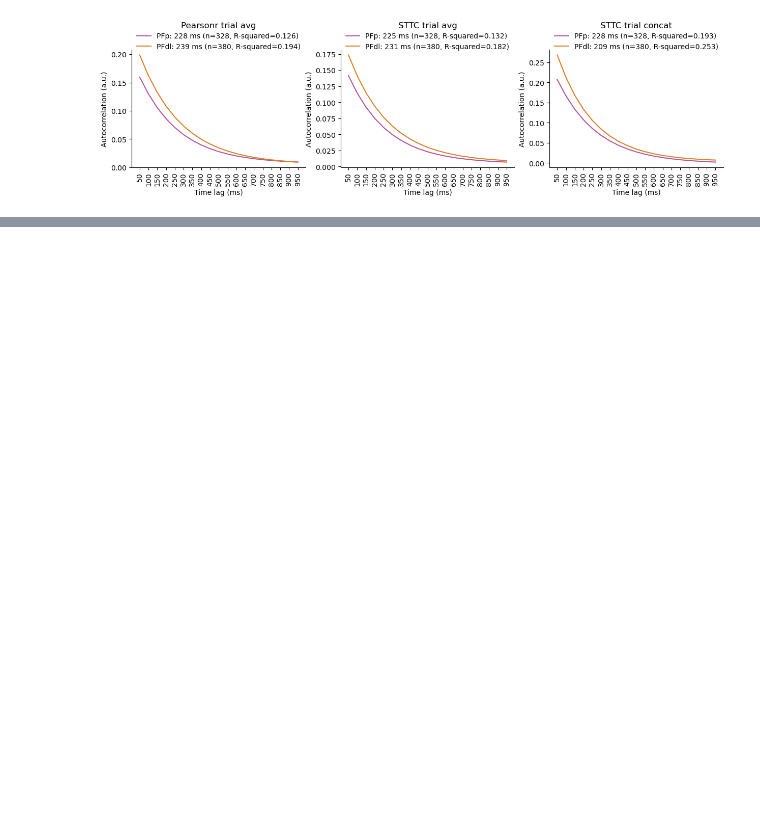
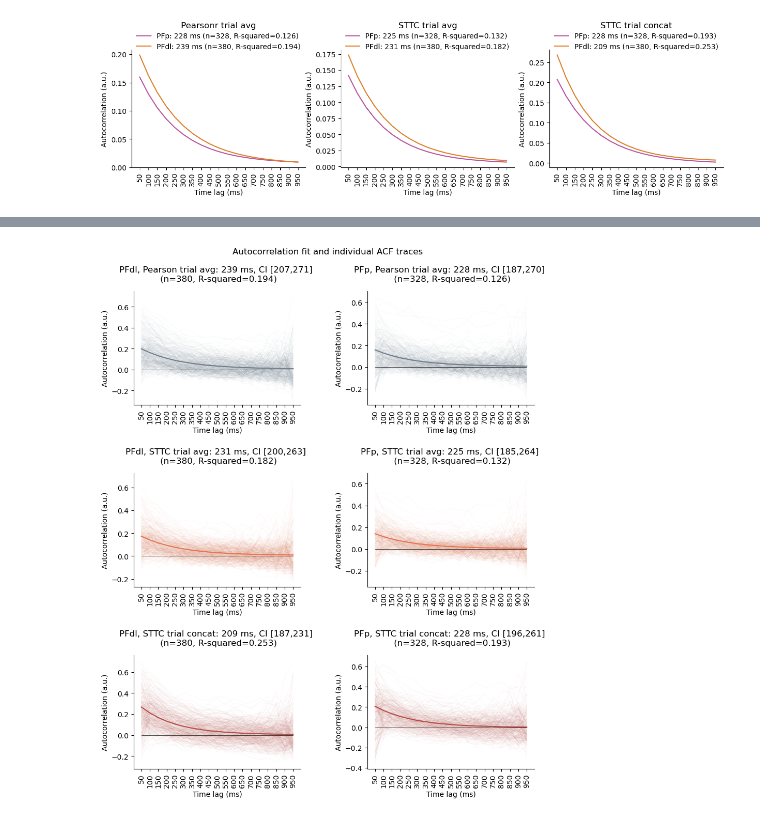
Before and after one commit to iinnpp/isttc, a Jupyter notebook: notebooks/monkey/paper_reproduce_fig2.ipynb, the cells around one changed output, grey strips where cells are left out. Drawn from its saved outputs; the diff is of its cells as text; code cells hidden in the pictures; blank space fills up the shorter version.

Commit message:
monkey sync

```diff
--- a/notebooks/monkey/paper_reproduce_fig2.ipynb
+++ b/notebooks/monkey/paper_reproduce_fig2.ipynb
@@ -591,0 +691,85 @@ if save_fig:
+# %%
+fig, axes = plt.subplots(3,2, figsize=(10,12), sharey=False)
+plt.subplots_adjust(hspace=0.6, wspace=0.4)
+
+t = np.linspace(1, n_lags-1, n_lags-1).astype(int)
+t_labels = np.linspace(50, 950, n_lags-1).astype(int)
+
+# PFdl
+# Pearsonr trial avg
+pfdl_label = f"Pearson trial avg: {int(population_level_dict_2d['pearsonr_trial_avg_pfdl']['tau_ms'])} ms, CI [{int(
+    population_level_dict_2d['pearsonr_trial_avg_pfdl']['tau_lower_ms'])},{int(
+    population_level_dict_2d['pearsonr_trial_avg_pfdl']['tau_upper_ms'])}] \n (n={len(
+    pfdl_acf_average_trial_pearsonr_subset_df)}, R-squared={np.round(population_level_dict_2d['pearsonr_trial_avg_pfdl']['fit_r_squared'], 3)})"
+axes[0,0].plot(t, func_single_exp_monkey(t, *population_level_dict_2d['pearsonr_trial_avg_pfdl']['popt']), color=color_pearson_trail_avg, label=pfdl_label)
+for ii in range(pfdl_acf_2d.shape[0]):
+    axes[0,0].plot(t, pfdl_acf_2d[ii, 1:], lw=0.5, color=color_pearson_trail_avg, alpha=0.05)
+axes[0,0].set_title('PFdl, ' + pfdl_label, y=1.05)
+
+pfdl_label = f"STTC trial avg: {int(population_level_dict_2d['sttc_trial_avg_pfdl']['tau_ms'])} ms, CI [{int(
+    population_level_dict_2d['sttc_trial_avg_pfdl']['tau_lower_ms'])},{int(
+    population_level_dict_2d['sttc_trial_avg_pfdl']['tau_upper_ms'])}] \n (n={len(
+pfdl_acf_average_trial_sttc_subset_df)}, R-squared={np.round(population_level_dict_2d['sttc_trial_avg_pfdl']['fit_r_squared'], 3)})"
+axes[1,0].plot(t, func_single_exp_monkey(t, *population_level_dict_2d['sttc_trial_avg_pfdl']['popt']), color=color_sttc_trail_avg, label=pfdl_label)
+for ii in range(pfdl_acf_sttc_2d.shape[0]):
+    axes[1,0].plot(t, pfdl_acf_sttc_2d[ii, 1:], lw=0.5, color=color_sttc_trail_avg, alpha=0.05)
+axes[1,0].set_title('PFdl, ' + pfdl_label, y=1.05)
+
+pfdl_label = f"STTC trial concat: {int(population_level_dict_2d['sttc_trial_concat_pfdl']['tau_ms'])} ms, CI [{int(
+    population_level_dict_2d['sttc_trial_concat_pfdl']['tau_lower_ms'])},{int(
+    population_level_dict_2d['sttc_trial_concat_pfdl']['tau_upper_ms'])}] \n (n={len(
+    pfdl_sttc_trial_concat_subset_df)}, R-squared={np.round(population_level_dict_2d['sttc_trial_concat_pfdl']['fit_r_squared'], 3)})"
+axes[2,0].plot(t, func_single_exp_monkey(t, *population_level_dict_2d['sttc_trial_concat_pfdl']['popt']), color=color_sttc_trail_concat, label=pfdl_label)
+for ii in range(pfdl_acf_sttc_concat_2d.shape[0]):
+    axes[2,0].plot(t, pfdl_acf_sttc_concat_2d[ii, 1:], lw=0.5, color=color_sttc_trail_concat, alpha=0.05)
+axes[2,0].set_title('PFdl, ' + pfdl_label, y=1.05)
+
+# PFp
+axes[0,1].set_title('PFp', y=1.05)
+pfp_label = f"Pearson trial avg: {int(population_level_dict_2d['pearsonr_trial_avg_pfp']['tau_ms'])} ms, CI [{int(
+    population_level_dict_2d['pearsonr_trial_avg_pfp']['tau_lower_ms'])},{int(
+    population_level_dict_2d['pearsonr_trial_avg_pfp']['tau_upper_ms'])}] \n (n={len(
+    pfp_acf_average_trial_pearsonr_subset_df)}, R-squared={np.round(population_level_dict_2d['pearsonr_trial_avg_pfp']['fit_r_squared'], 3)})"
+axes[0,1].plot(t, func_single_exp_monkey(t, *population_level_dict_2d['pearsonr_trial_avg_pfp']['popt']), color=color_pearson_trail_avg, label=pfp_label)
+for ii in range(pfp_acf_2d.shape[0]):
+    axes[0,1].plot(t, pfp_acf_2d[ii, 1:], lw=0.5, color=color_pearson_trail_avg, alpha=0.05)
+axes[0,1].set_title('PFp, ' + pfp_label, y=1.05)
+
+# STTC trial avg
+pfp_label = f"STTC trial avg: {int(population_level_dict_2d['sttc_trial_avg_pfp']['tau_ms'])} ms, CI [{int(
+    population_level_dict_2d['sttc_trial_avg_pfp']['tau_lower_ms'])},{int(
+    population_level_dict_2d['sttc_trial_avg_pfp']['tau_upper_ms'])}] \n (n={len(
+    pfp_acf_average_trial_sttc_subset_df)}, R-squared={np.round(population_level_dict_2d['sttc_trial_avg_pfp']['fit_r_squared'], 3)})"
+axes[1,1].plot(t, func_single_exp_monkey(t, *population_level_dict_2d['sttc_trial_avg_pfp']['popt']), color=color_sttc_trail_avg, label=pfp_label)
+for ii in range(pfp_acf_sttc_2d.shape[0]):
+    axes[1,1].plot(t, pfp_acf_sttc_2d[ii, 1:], lw=0.5, color=color_sttc_trail_avg, alpha=0.05)
+axes[1,1].set_title('PFp, ' + pfp_label, y=1.05)
+
+# STTC trial concat
+pfp_label = f"STTC trial concat: {int(population_level_dict_2d['sttc_trial_concat_pfp']['tau_ms'])} ms, CI [{int(
+    population_level_dict_2d['sttc_trial_concat_pfp']['tau_lower_ms'])},{int(
+    population_level_dict_2d['sttc_trial_concat_pfp']['tau_upper_ms'])}] \n (n={len(
+    pfp_sttc_trial_concat_subset_df)}, R-squared={np.round(population_level_dict_2d['sttc_trial_concat_pfp']['fit_r_squared'], 3)})"
+axes[2,1].plot(t, func_single_exp_monkey(t, *population_level_dict_2d['sttc_trial_concat_pfp']['popt']), color=color_sttc_trail_concat, label=pfp_label)
+for ii in range(pfp_acf_sttc_concat_2d.shape[0]):
+    axes[2,1].plot(t, pfp_acf_sttc_concat_2d[ii, 1:], lw=0.5, color=color_sttc_trail_concat, alpha=0.05)
+axes[2,1].set_title('PFp, ' + pfp_label, y=1.05)
+
+for ax in axes.flat:
+    ax.plot(t, np.zeros(len(t)), lw=0.5, c='k')
+    ax.set_xticks(t)
+    ax.set_xticklabels(t_labels, rotation=90)
+    ax.set_xlabel('Time lag (ms)')
+    ax.set_ylabel('Autocorrelation (a.u.)')
+
+    #ax.legend(frameon=False, loc='upper center', bbox_to_anchor=(0.5, 1.15))
+
+sns.despine()
+
+fig.suptitle('Autocorrelation fit and individual ACF traces', y=0.95)
+
+if save_fig:
+    fig.savefig(fig_folder + 'fig2_repr_no_empty_1000ms_population_fit_acf_ind_traces.png', bbox_inches='tight', dpi=300)
+    fig.savefig(fig_folder + 'fig2_repr_no_empty_1000ms_population_fit_acf_ind_traces.svg', bbox_inches='tight')
+# %% [output]
+[figure, added]
```
Also changed, not shown: parts of 15 cells of this notebook, 2 other files.
